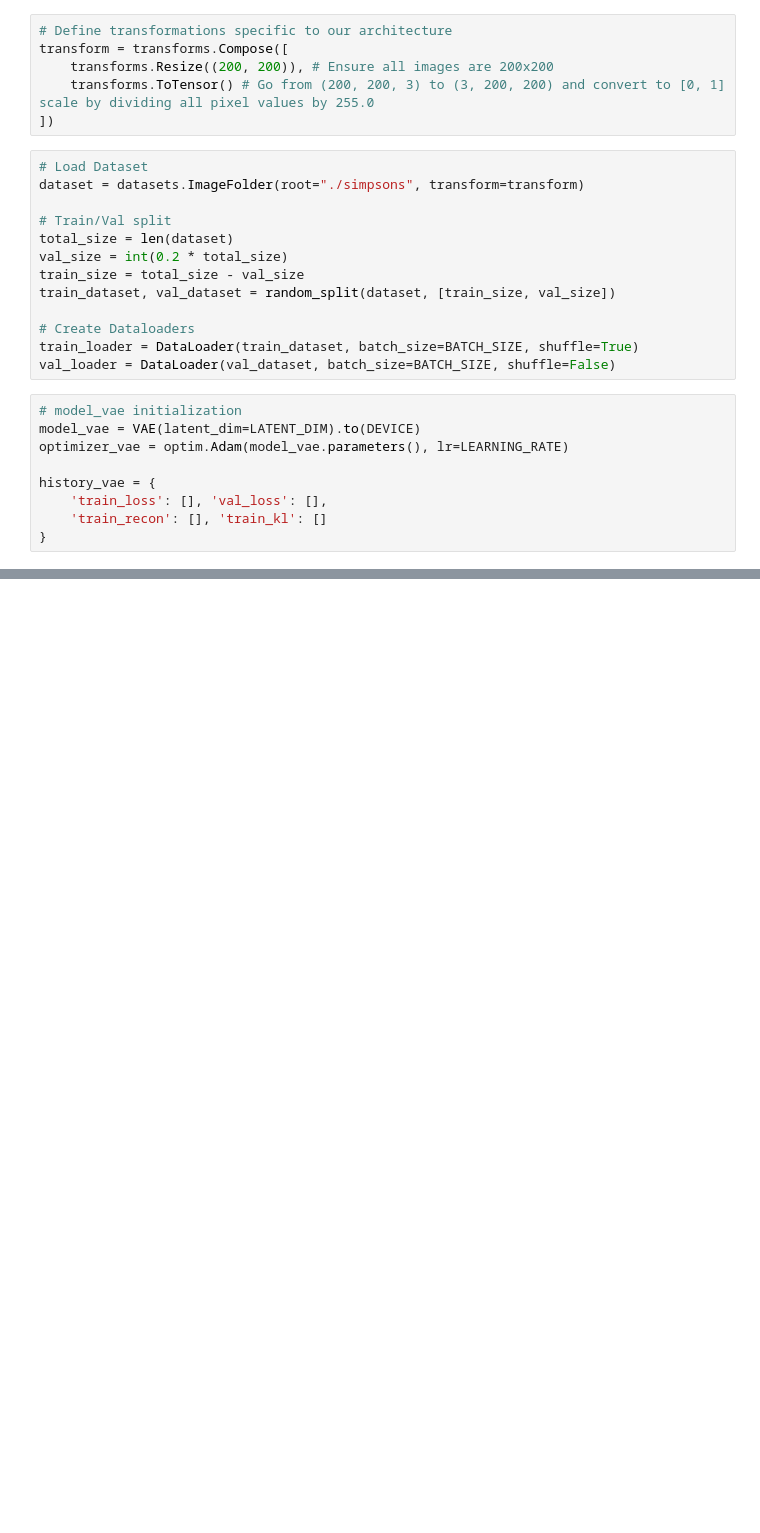
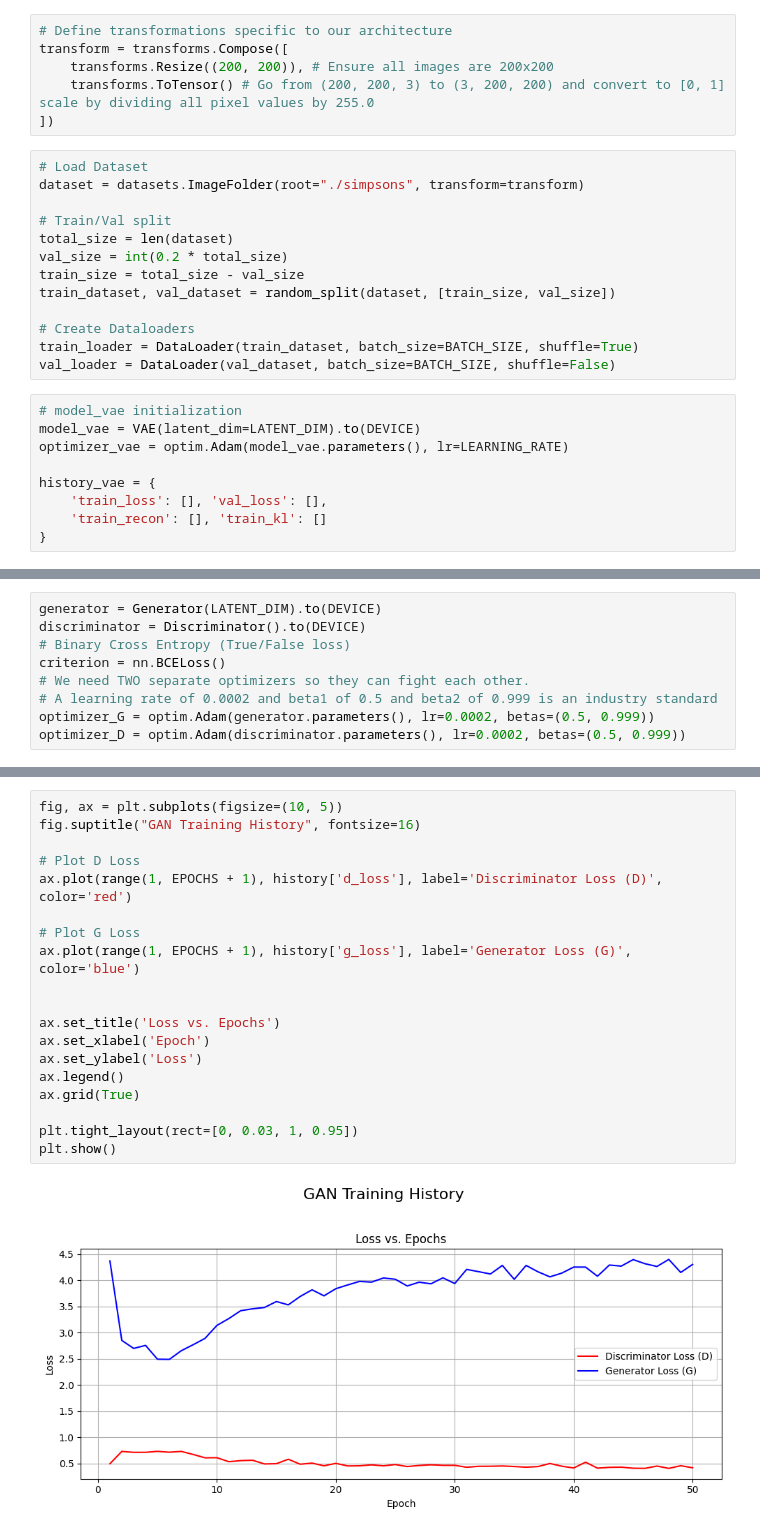
Before and after one commit to Youssef-Chip/ml_applications, a Jupyter notebook: hw5_task2.ipynb, the cells around one changed output, grey strips where cells are left out. Saved outputs shown, nothing was run; the diff lists cells and outputs as text; blank space fills up the shorter version.

```diff
--- a/hw5_task2.ipynb
+++ b/hw5_task2.ipynb
@@ -324,0 +409,9 @@ To get better images, we must transition to a GAN, where a Discriminator will ac
+# %%
+generator = Generator(LATENT_DIM).to(DEVICE)
+discriminator = Discriminator().to(DEVICE)
+# Binary Cross Entropy (True/False loss)
+criterion = nn.BCELoss()
+# We need TWO separate optimizers so they can fight each other.
+# A learning rate of 0.0002 and beta1 of 0.5 and beta2 of 0.999 is an industry standard
+optimizer_G = optim.Adam(generator.parameters(), lr=0.0002, betas=(0.5, 0.999))
+optimizer_D = optim.Adam(discriminator.parameters(), lr=0.0002, betas=(0.5, 0.999))
@@ -324,0 +500,21 @@ To get better images, we must transition to a GAN, where a Discriminator will ac
+# %%
+fig, ax = plt.subplots(figsize=(10, 5))
+fig.suptitle("GAN Training History", fontsize=16)
+
+# Plot D Loss
+ax.plot(range(1, EPOCHS + 1), history['d_loss'], label='Discriminator Loss (D)', color='red')
+
+# Plot G Loss
+ax.plot(range(1, EPOCHS + 1), history['g_loss'], label='Generator Loss (G)', color='blue')
+
+
+ax.set_title('Loss vs. Epochs')
+ax.set_xlabel('Epoch')
+ax.set_ylabel('Loss')
+ax.legend()
+ax.grid(True)
+
+plt.tight_layout(rect=[0, 0.03, 1, 0.95])
+plt.show()
+# %% [output]
+[figure, added]
```
Also changed, not shown: parts of 12 cells of this notebook.
